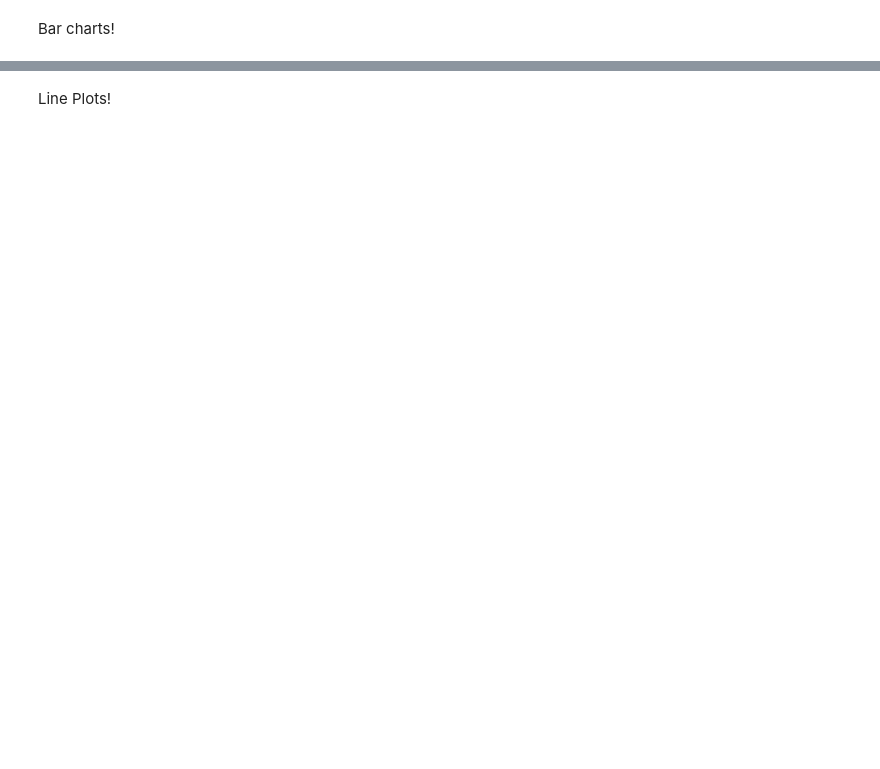
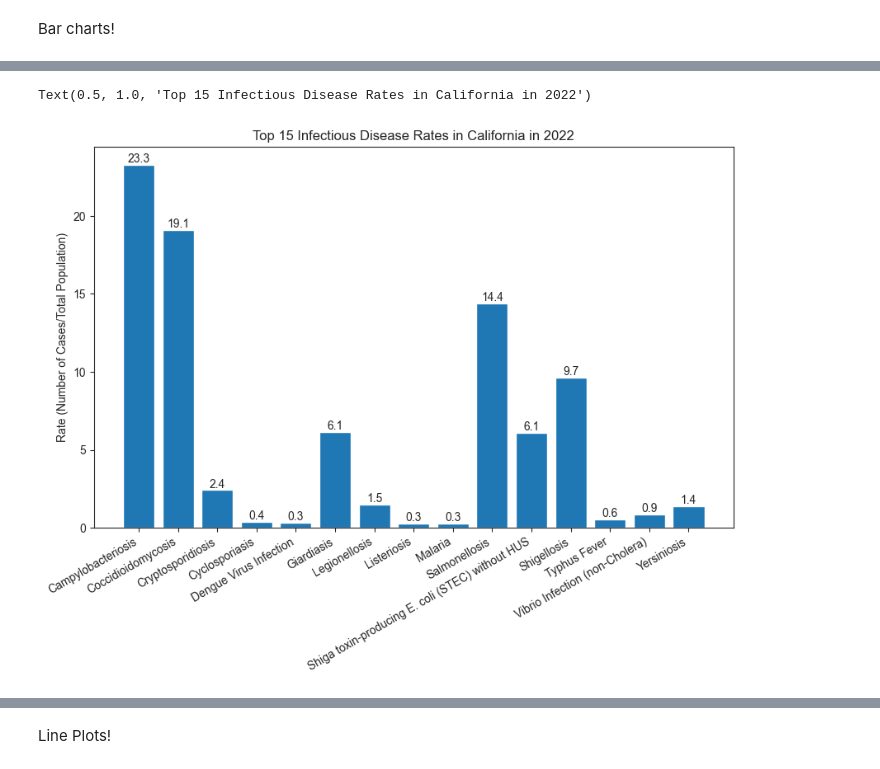
Before and after one commit to alessiakz/infectious-disease-surveillance, a Jupyter notebook: code/03_figures.ipynb, the cells around one changed output, grey strips where cells are left out. Drawn from its saved outputs; the diff is of its cells as text; code cells hidden in the pictures; blank space fills up the shorter version.

```diff
--- a/code/03_figures.ipynb
+++ b/code/03_figures.ipynb
@@ -17,15 +85,13 @@ Bar charts!
 # %%
-#first bar chart -> rates infectious diseases in 2022 in WHOLE state of california
-df_filter = df[(df.County == "California") & (df.Year == 2022)]
-
-#select the top 15
+#rates infectious diseases in 2022 in WHOLE state of california
+df_filter = df[(df.County == "California") & (df.Year == 2022) & (df.Sex == "Total")]
 
 #identify the top 15 infectious diseases by RATE for clarity
 disease_rates = df_filter.groupby('Disease')['Rate'].sum()
-top_5_diseases_byrate = disease_rates.sort_values(ascending=False).head(15).index
+top_15_diseases_byrate = disease_rates.sort_values(ascending=False).head(15).index
 
-#filter dataframe to those 5 diseasea
-df_filter = df_filter[df_filter['Disease'].isin(top_5_diseases_byrate)]
+#filter dataframe to those 15 diseases
+df_filter = df_filter[df_filter['Disease'].isin(top_15_diseases_byrate)]
 
 #remove missing values
 df_filter['Rate'].fillna(0, inplace=True)
@@ -33,7 +99,4 @@ df_filter['Rate'].fillna(0, inplace=True)
 # making sure Disease is string, Rate is float
 df_filter['Disease'] = df_filter['Disease'].astype(str)
 df_filter['Rate'] = df_filter['Rate'].astype(float)
-
-#making bar chart
-plt.bar(x=df_filter.Disease, height=df_filter.Rate)
 # %% [output]
@@ -40,0 +109,20 @@ TypeError: '<' not supported between instances of 'int' and 'str'
+# %%
+#making bar chart
+plt.figure(figsize=(10,6))
+bars = plt.bar(x=df_filter.Disease, height=df_filter.Rate)
+
+#add annotations
+for bar in bars:
+    height = bar.get_height()
+    plt.text(bar.get_x() + bar.get_width() / 2 , height,
+             f'{height:.1f}',
+             ha='center', va='bottom')
+
+
+plt.xticks(rotation=30, ha="right")
+plt.xlabel(None)
+plt.ylabel("Rate (Number of Cases/Total Population)")
+plt.title("Top 15 Infectious Disease Rates in California in 2022")
+# %% [output]
+Text(0.5, 1.0, 'Top 15 Infectious Disease Rates in California in 2022')
+[figure, added]
```
Also changed, not shown: parts of 12 cells of this notebook.
